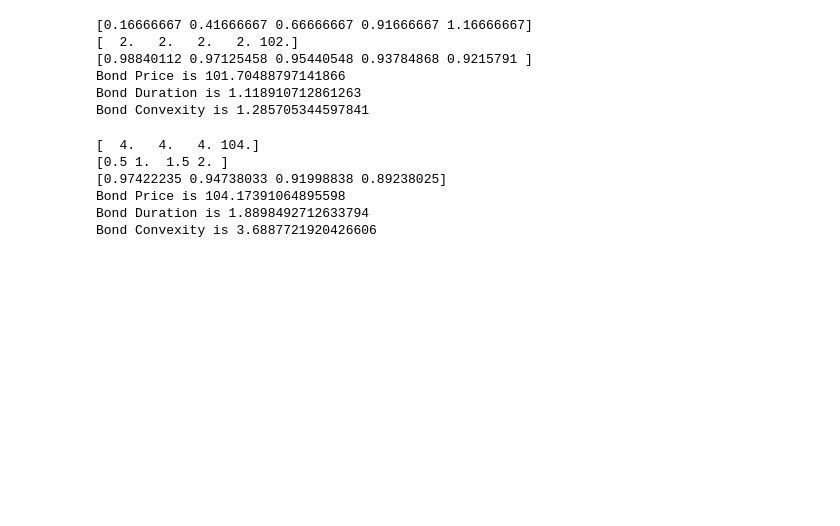
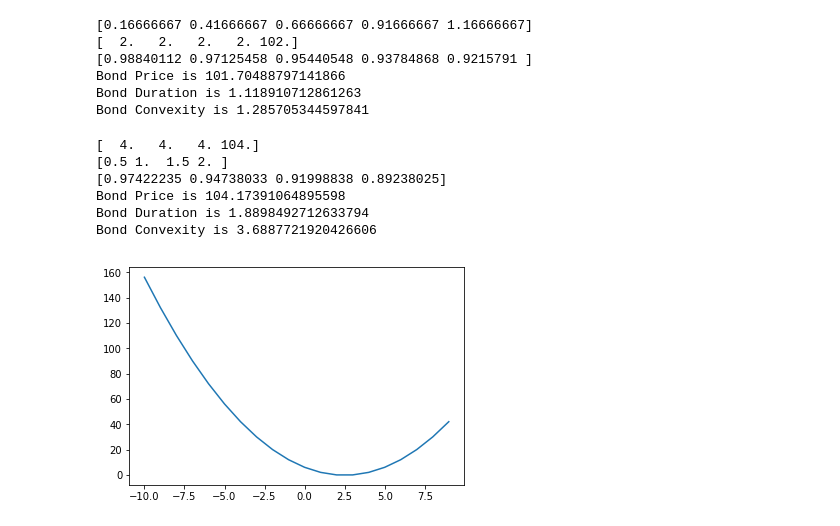
Before and after one commit to bulbuntu/notes, a Jupyter notebook: Gen Workout Area.ipynb, the cells around one changed output. Cells and saved outputs as stored; diff of their text form; code cells hidden in the pictures; blank space fills up the shorter version.

```diff
--- a/Gen Workout Area.ipynb
+++ b/Gen Workout Area.ipynb
@@ -289,3 +289,13 @@ print("Bond Convexity is {}".format(Convexity))
 Bond Price is 104.17391064895598
 Bond Duration is 1.8898492712633794
 Bond Convexity is 3.6887721920426606
+# %%
+import numpy as np
+import matplotlib.pyplot as plt
+y=lambda x: (x-3.)*(x-2.)
+
+x=np.arange(-10,10,1)
+plt.plot(x,[y(xp) for xp in x])
+plt.show()
+# %% [output]
+[figure, added]
```
Also changed, not shown: 2 other files.
